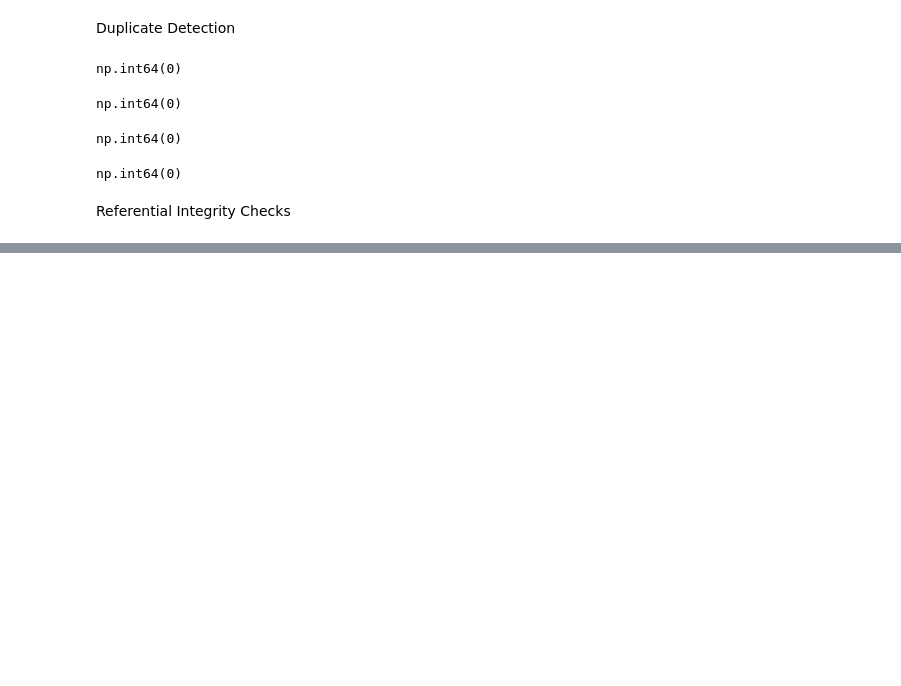
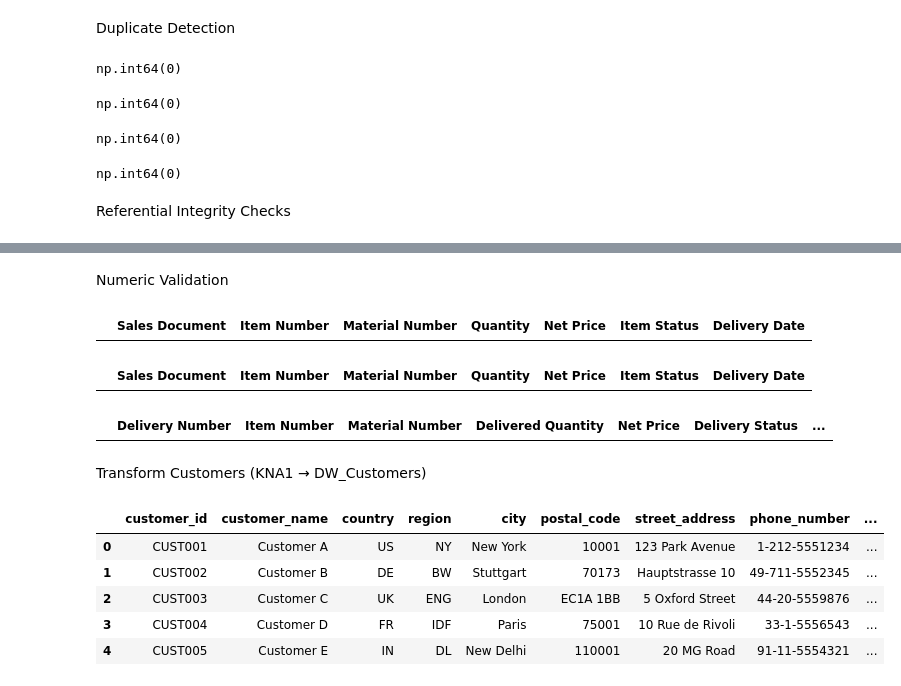
Before and after one commit to THIAGESHWARANS/E-commerce-Order-Fulfillment-Delivery-Analytics, a Jupyter notebook: etl_process.ipynb, the cells around one changed output, grey strips where cells are left out. Cells and saved outputs as stored; diff of their text form; code cells hidden in the pictures; blank space fills up the shorter version.

```diff
--- a/etl_process.ipynb
+++ b/etl_process.ipynb
@@ -219,0 +283,51 @@ Referential Integrity Checks
+# %% [markdown]
+Numeric Validation
+# %%
+#Negative Quantities?
+vbap[vbap['Quantity'] < 0]
+# %% [output]
+|  | Sales Document | Item Number | Material Number | Quantity | Net Price | Item Status | Delivery Date |
+# %%
+#Weird Prices?
+vbap[vbap['Net Price'] <= 0]
+# %% [output]
+|  | Sales Document | Item Number | Material Number | Quantity | Net Price | Item Status | Delivery Date |
+# %%
+#Delivered Quantity Issues?
+lips[lips['Delivered Quantity'] < 0]
+# %% [output]
+|  | Delivery Number | Item Number | Material Number | Delivered Quantity | Net Price | Delivery Status | ... |
+# %% [markdown]
+Transform Customers (KNA1 → DW_Customers)
+# %%
+dw_customers = kna1.copy()
+
+dw_customers = dw_customers.rename(columns={
+    'Customer ID': 'customer_id',
+    'Customer Name': 'customer_name',
+    'Country': 'country',
+    'Region': 'region',
+    'City': 'city',
+    'Postal Code': 'postal_code',
+    'Street Address': 'street_address',
+    'Phone Number': 'phone_number',
+    'Email Address': 'email',
+    'Language': 'language',
+    'Tax Number': 'tax_number',
+    'Customer Group': 'customer_group',
+    'Sales Organization': 'sales_organization',
+    'Distribution Channel': 'distribution_channel',
+    'Division': 'division'
+})
+
+dw_customers = dw_customers.drop_duplicates(subset=['customer_id'])
+dw_customers = dw_customers.reset_index(drop=True)
+
+dw_customers.head()
+# %% [output]
+|  | customer_id | customer_name | country | region | city | postal_code | street_address | phone_number | ... |
+| 0 | CUST001 | Customer A | US | NY | New York | 10001 | 123 Park Avenue | 1-212-5551234 | ... |
+| 1 | CUST002 | Customer B | DE | BW | Stuttgart | 70173 | Hauptstrasse 10 | 49-711-5552345 | ... |
+| 2 | CUST003 | Customer C | UK | ENG | London | EC1A 1BB | 5 Oxford Street | 44-20-5559876 | ... |
+| 3 | CUST004 | Customer D | FR | IDF | Paris | 75001 | 10 Rue de Rivoli | 33-1-5556543 | ... |
+| 4 | CUST005 | Customer E | IN | DL | New Delhi | 110001 | 20 MG Road | 91-11-5554321 | ... |
```
Also changed, not shown: parts of 58 cells of this notebook.
